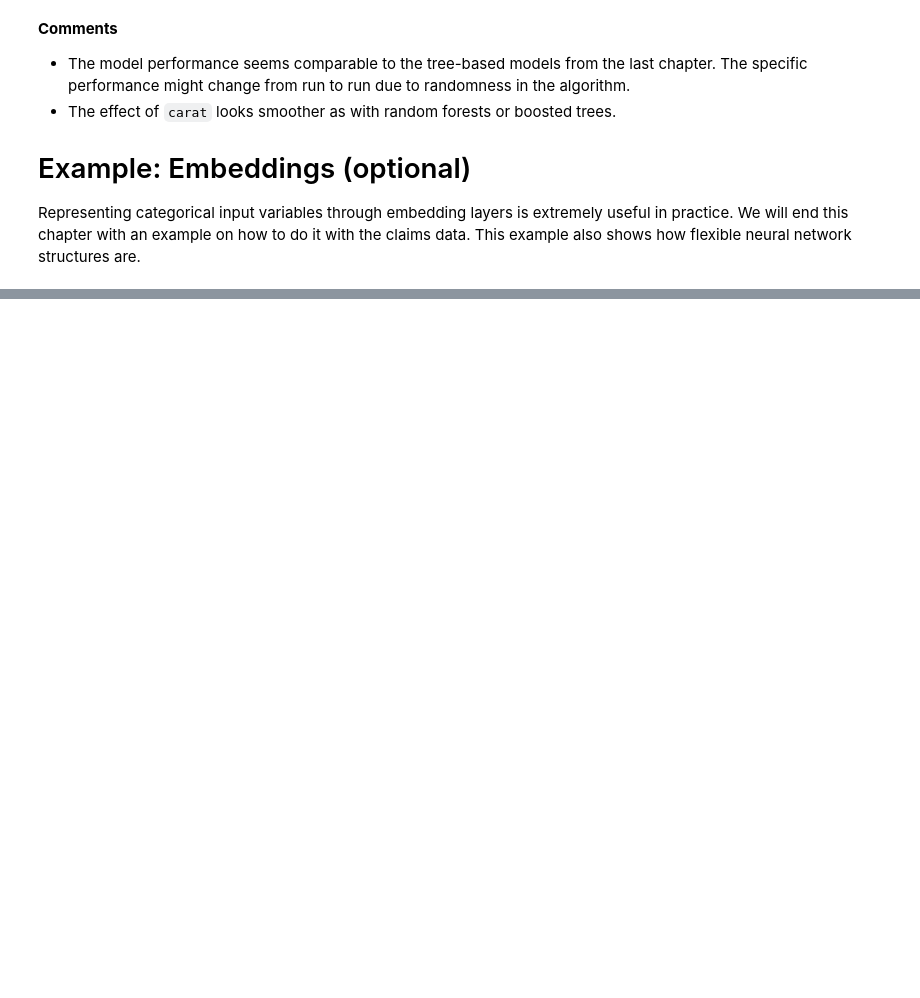
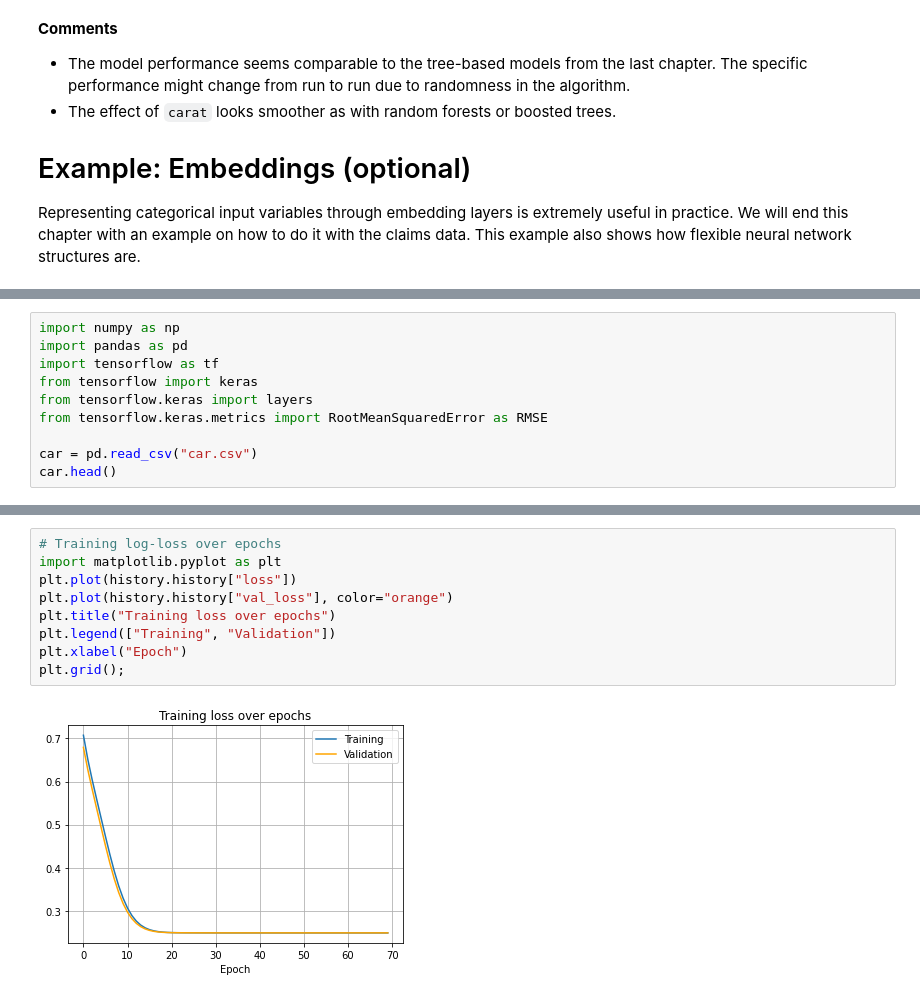
Before and after one commit to mayer79/ml_lecture, a Jupyter notebook: py/4_Neural_Nets.ipynb, the cells around one changed output, grey strips where cells are left out. Saved outputs shown, nothing was run; the diff lists cells and outputs as text; blank space fills up the shorter version.

```diff
--- a/py/4_Neural_Nets.ipynb
+++ b/py/4_Neural_Nets.ipynb
@@ -684,0 +535,10 @@ plot(light_profile(fl, v = "agecat")) +
+# %%
+import numpy as np
+import pandas as pd
+import tensorflow as tf
+from tensorflow import keras
+from tensorflow.keras import layers
+from tensorflow.keras.metrics import RootMeanSquaredError as RMSE
+
+car = pd.read_csv("car.csv")
+car.head()
@@ -684,0 +656,11 @@ plot(light_profile(fl, v = "agecat")) +
+# %%
+# Training log-loss over epochs
+import matplotlib.pyplot as plt
+plt.plot(history.history["loss"])
+plt.plot(history.history["val_loss"], color="orange")
+plt.title("Training loss over epochs")
+plt.legend(["Training", "Validation"])
+plt.xlabel("Epoch")
+plt.grid();
+# %% [output]
+[figure, added]
```
Also changed, not shown: parts of 13 cells of this notebook.
